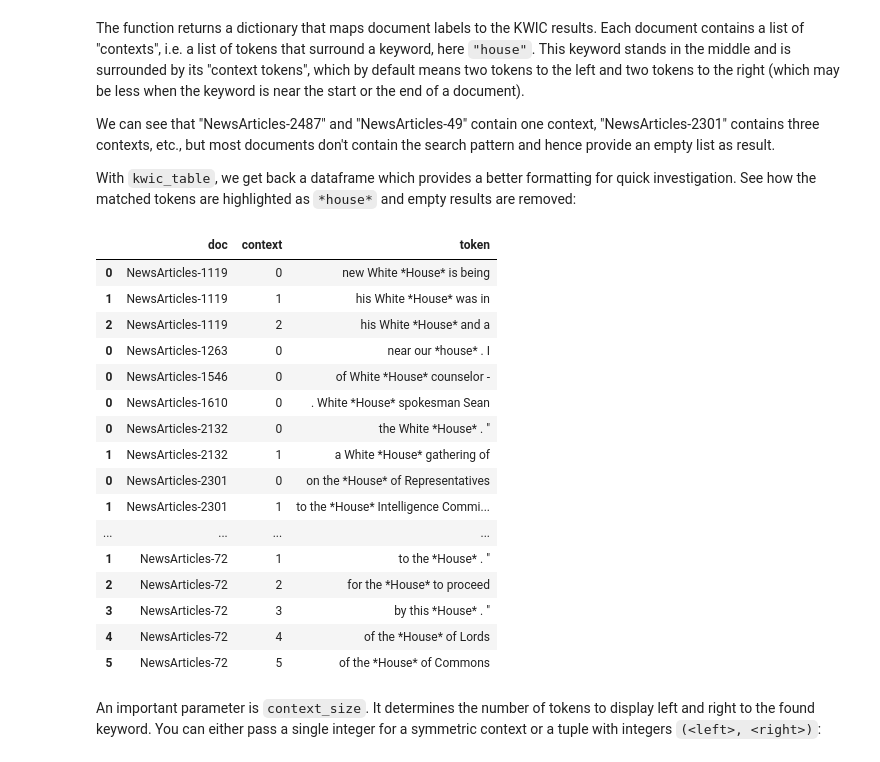
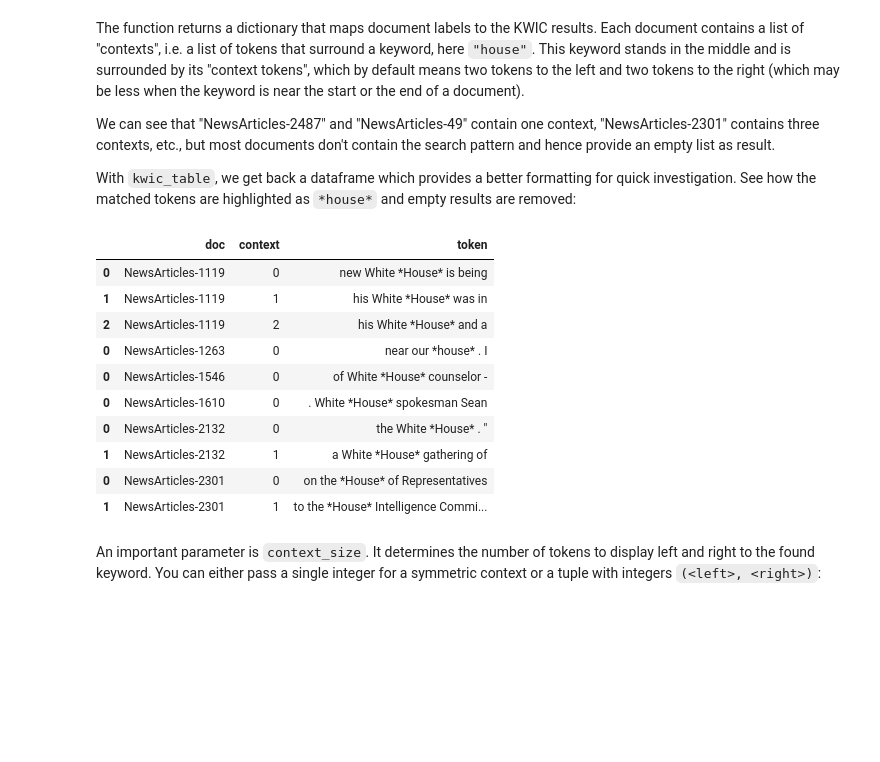
Before and after one commit to WZBSocialScienceCenter/tmtoolkit, a Jupyter notebook: doc/source/preprocessing.ipynb, the cells around one changed output. Saved outputs shown, nothing was run; the diff lists cells and outputs as text; code cells hidden in the pictures; blank space fills up the shorter version.

```diff
--- a/doc/source/preprocessing.ipynb
+++ b/doc/source/preprocessing.ipynb
@@ -928,25 +972,20 @@ With `kwic_table`, we get back a dataframe which provides a better formatting fo
 # %%
 from tmtoolkit.corpus import kwic_table
 
-kwic_table(corpus_orig, 'house', ignore_case=True)
+# showing only the first 10 results
+kwic_table(corpus_orig, 'house', ignore_case=True).head(10)
 # %% [output]
 |  | doc | context | token |
 | 0 | NewsArticles-1119 | 0 | new White *House* is being |
 | 1 | NewsArticles-1119 | 1 | his White *House* was in |
 | 2 | NewsArticles-1119 | 2 | his White *House* and a |
 | 0 | NewsArticles-1263 | 0 | near our *house* . I |
 | 0 | NewsArticles-1546 | 0 | of White *House* counselor - |
 | 0 | NewsArticles-1610 | 0 | . White *House* spokesman Sean |
 | 0 | NewsArticles-2132 | 0 | the White *House* . " |
 | 1 | NewsArticles-2132 | 1 | a White *House* gathering of |
 | 0 | NewsArticles-2301 | 0 | on the *House* of Representatives |
 | 1 | NewsArticles-2301 | 1 | to the *House* Intelligence Commi... |
-| ... | ... | ... | ... |
-| 1 | NewsArticles-72 | 1 | to the *House* . " |
-| 2 | NewsArticles-72 | 2 | for the *House* to proceed |
-| 3 | NewsArticles-72 | 3 | by this *House* . " |
-| 4 | NewsArticles-72 | 4 | of the *House* of Lords |
-| 5 | NewsArticles-72 | 5 | of the *House* of Commons |
 # %% [markdown]
 An important parameter is `context_size`. It determines the number of tokens to display left and right to the found keyword. You can either pass a single integer for a symmetric context or a tuple with integers `(<left>, <right>)`:
 # %%
```
Also changed, not shown: parts of 58 cells of this notebook, 1 other file.
